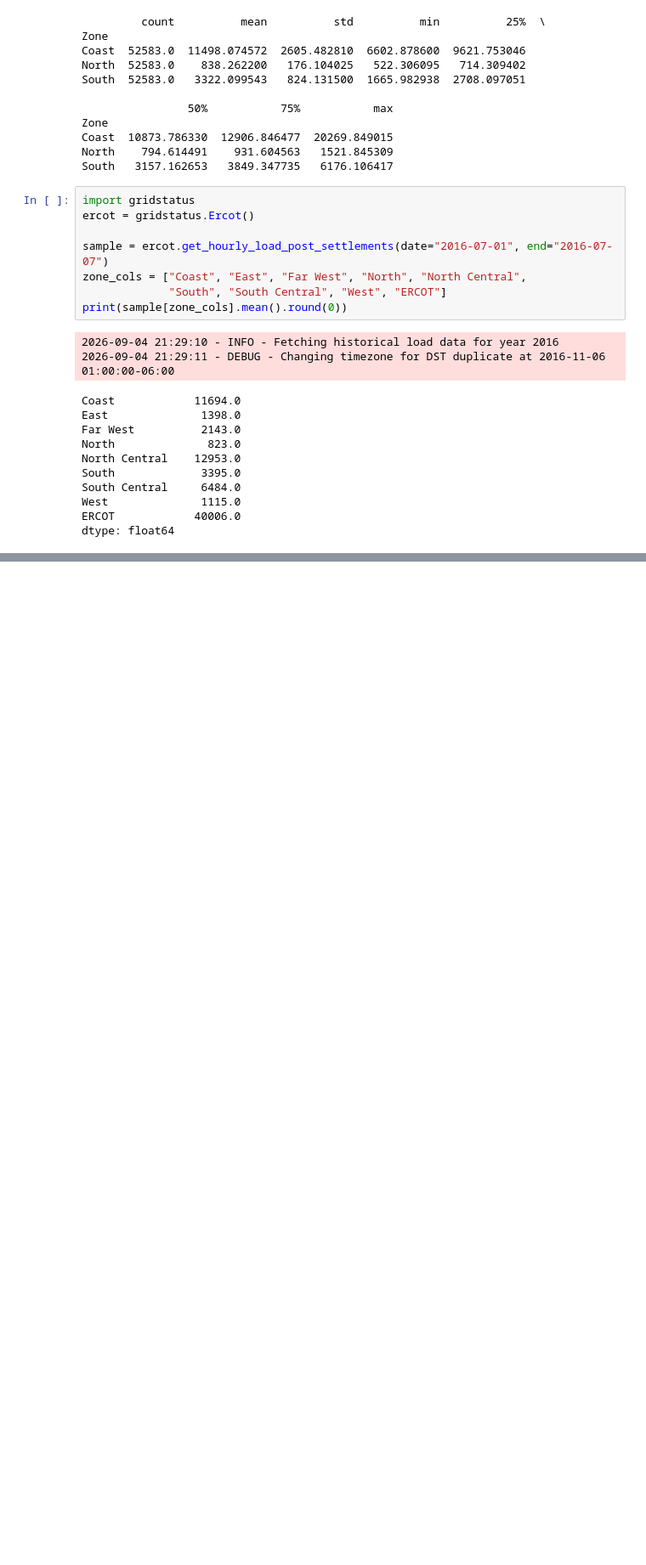
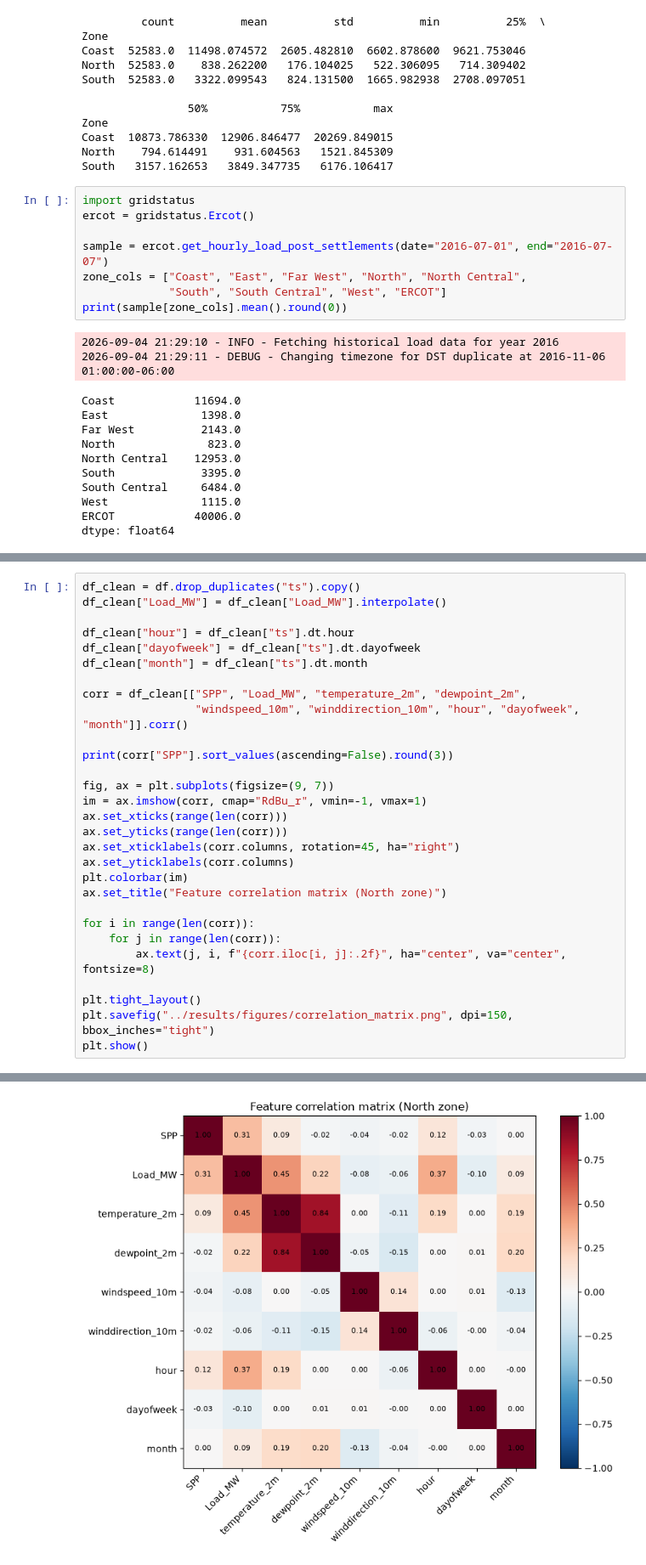
Before and after one commit to jahandadirfan/BOL-LPP-Reproduction, a Jupyter notebook: notebooks/03_eda.ipynb, the cells around one changed output, grey strips where cells are left out. Shown at 85% size. Drawn from its saved outputs; the diff is of its cells as text; blank space fills up the shorter version.

```diff
--- a/notebooks/03_eda.ipynb
+++ b/notebooks/03_eda.ipynb
@@ -94,0 +289,30 @@ dtype: float64
+# %%
+df_clean = df.drop_duplicates("ts").copy()
+df_clean["Load_MW"] = df_clean["Load_MW"].interpolate()
+
+df_clean["hour"] = df_clean["ts"].dt.hour
+df_clean["dayofweek"] = df_clean["ts"].dt.dayofweek
+df_clean["month"] = df_clean["ts"].dt.month
+
+corr = df_clean[["SPP", "Load_MW", "temperature_2m", "dewpoint_2m",
+                 "windspeed_10m", "winddirection_10m", "hour", "dayofweek", "month"]].corr()
+
+print(corr["SPP"].sort_values(ascending=False).round(3))
+
+fig, ax = plt.subplots(figsize=(9, 7))
+im = ax.imshow(corr, cmap="RdBu_r", vmin=-1, vmax=1)
+ax.set_xticks(range(len(corr)))
+ax.set_yticks(range(len(corr)))
+ax.set_xticklabels(corr.columns, rotation=45, ha="right")
+ax.set_yticklabels(corr.columns)
+plt.colorbar(im)
+ax.set_title("Feature correlation matrix (North zone)")
+
+for i in range(len(corr)):
+    for j in range(len(corr)):
+        ax.text(j, i, f"{corr.iloc[i, j]:.2f}", ha="center", va="center", fontsize=8)
+
+plt.tight_layout()
+plt.savefig("../results/figures/correlation_matrix.png", dpi=150, bbox_inches="tight")
+plt.show()
+# %% [output]
@@ -94,0 +329 @@ dtype: float64
+[figure, added]
```
Also changed, not shown: parts of 17 cells of this notebook, 3 other files.
